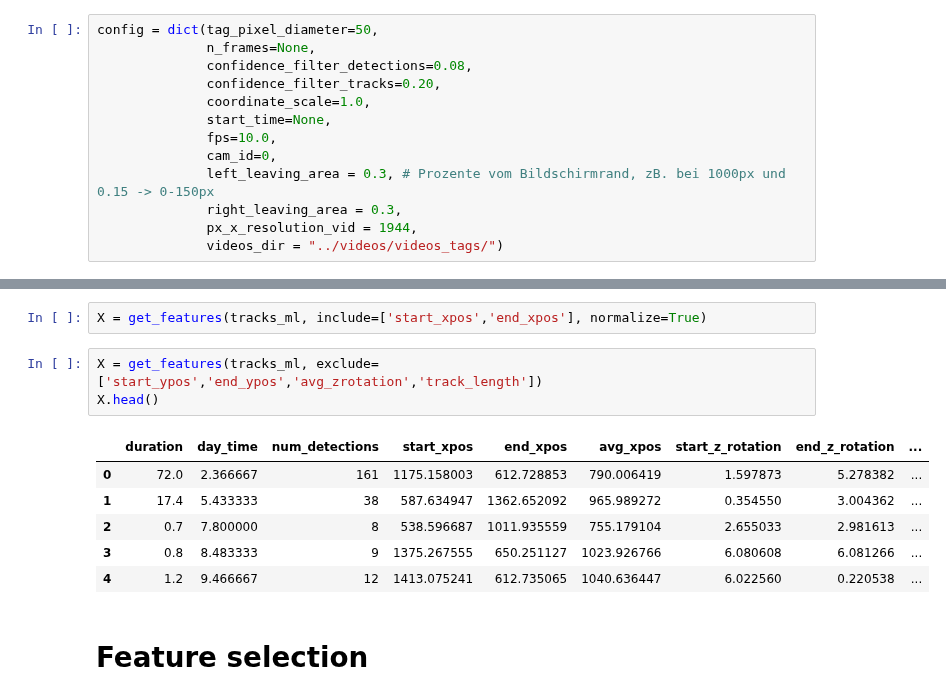
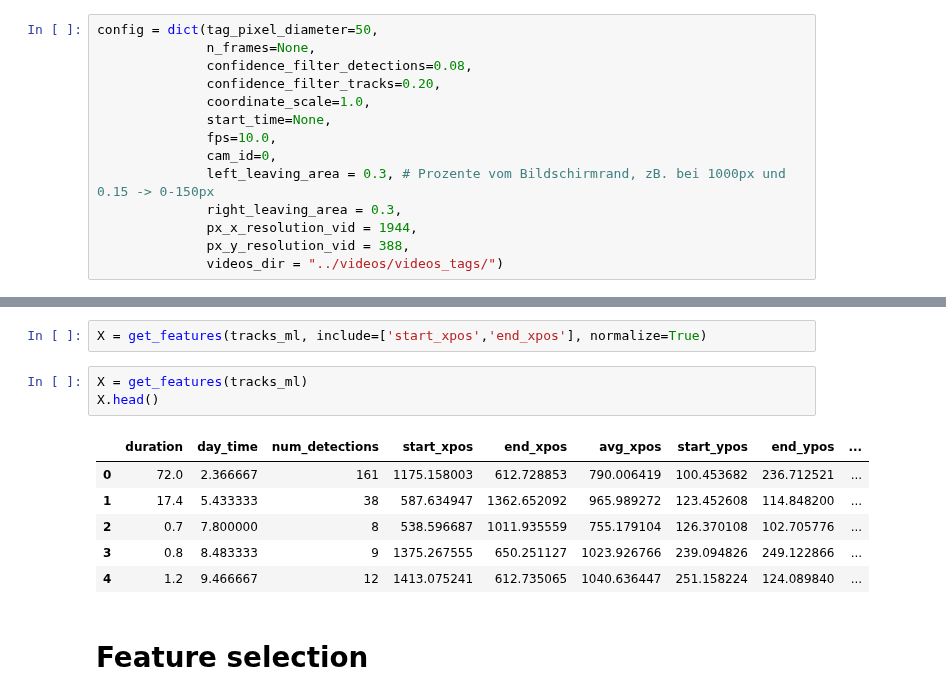
Before and after one commit to tschopo/swp_bioroboticslab, a Jupyter notebook: pipeline_tracking_test_daniel4.ipynb, the cells around one changed output, grey strips where cells are left out. Saved outputs shown, nothing was run; the diff lists cells and outputs as text.

```diff
--- a/pipeline_tracking_test_daniel4.ipynb
+++ b/pipeline_tracking_test_daniel4.ipynb
@@ -124,6 +124,7 @@ config = dict(tag_pixel_diameter=50,
               left_leaving_area = 0.3, # Prozente vom Bildschirmrand, zB. bei 1000px und 0.15 -> 0-150px
               right_leaving_area = 0.3,
               px_x_resolution_vid = 1944,
+              px_y_resolution_vid = 388,
               videos_dir = "../videos/videos_tags/")
 # %%
 def detect_tracks(paths, save_to_csv = False):
@@ -734,14 +871,14 @@ def get_features(X, include=None, exclude=None, normalize=False):
 # %%
 X = get_features(tracks_ml, include=['start_xpos','end_xpos'], normalize=True)
 # %%
-X = get_features(tracks_ml, exclude=['start_ypos','end_ypos','avg_zrotation','track_length'])
+X = get_features(tracks_ml)
 X.head()
 # %% [output]
-|  | duration | day_time | num_detections | start_xpos | end_xpos | avg_xpos | start_z_rotation | end_z_rotation | ... |
-| 0 | 72.0 | 2.366667 | 161 | 1175.158003 | 612.728853 | 790.006419 | 1.597873 | 5.278382 | ... |
-| 1 | 17.4 | 5.433333 | 38 | 587.634947 | 1362.652092 | 965.989272 | 0.354550 | 3.004362 | ... |
-| 2 | 0.7 | 7.800000 | 8 | 538.596687 | 1011.935559 | 755.179104 | 2.655033 | 2.981613 | ... |
-| 3 | 0.8 | 8.483333 | 9 | 1375.267555 | 650.251127 | 1023.926766 | 6.080608 | 6.081266 | ... |
-| 4 | 1.2 | 9.466667 | 12 | 1413.075241 | 612.735065 | 1040.636447 | 6.022560 | 0.220538 | ... |
+|  | duration | day_time | num_detections | start_xpos | end_xpos | avg_xpos | start_ypos | end_ypos | ... |
+| 0 | 72.0 | 2.366667 | 161 | 1175.158003 | 612.728853 | 790.006419 | 100.453682 | 236.712521 | ... |
+| 1 | 17.4 | 5.433333 | 38 | 587.634947 | 1362.652092 | 965.989272 | 123.452608 | 114.848200 | ... |
+| 2 | 0.7 | 7.800000 | 8 | 538.596687 | 1011.935559 | 755.179104 | 126.370108 | 102.705776 | ... |
+| 3 | 0.8 | 8.483333 | 9 | 1375.267555 | 650.251127 | 1023.926766 | 239.094826 | 249.122866 | ... |
+| 4 | 1.2 | 9.466667 | 12 | 1413.075241 | 612.735065 | 1040.636447 | 251.158224 | 124.089840 | ... |
 # %% [markdown]
 # Feature selection
```
Also changed, not shown: parts of 18 cells of this notebook, 1 other file.
